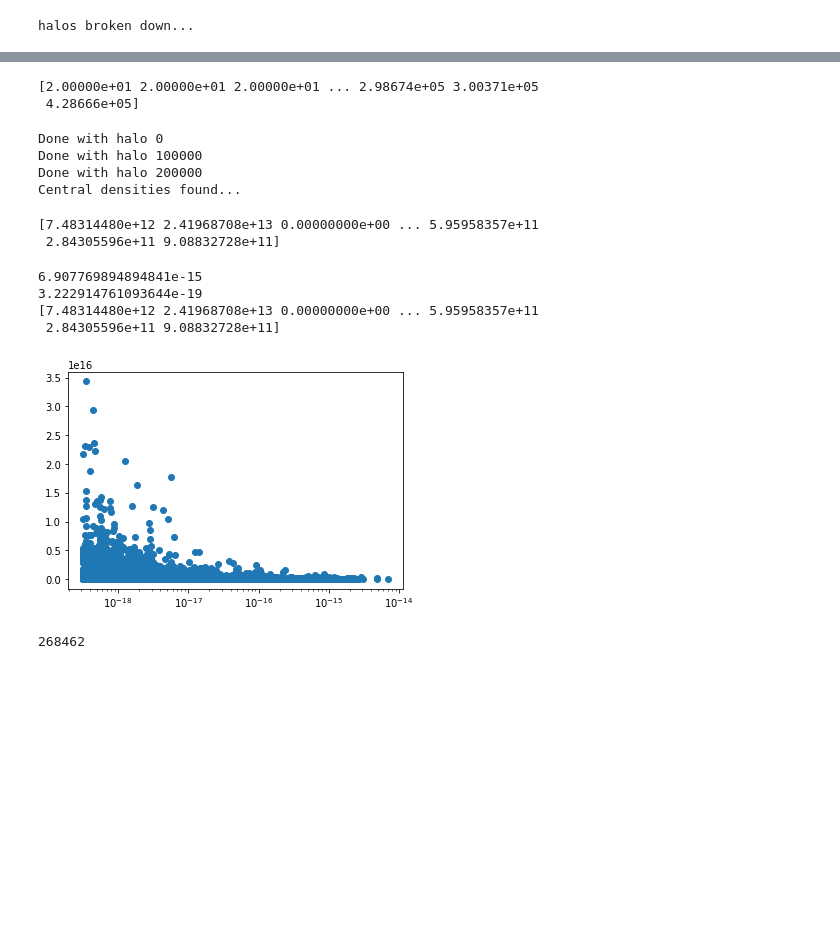
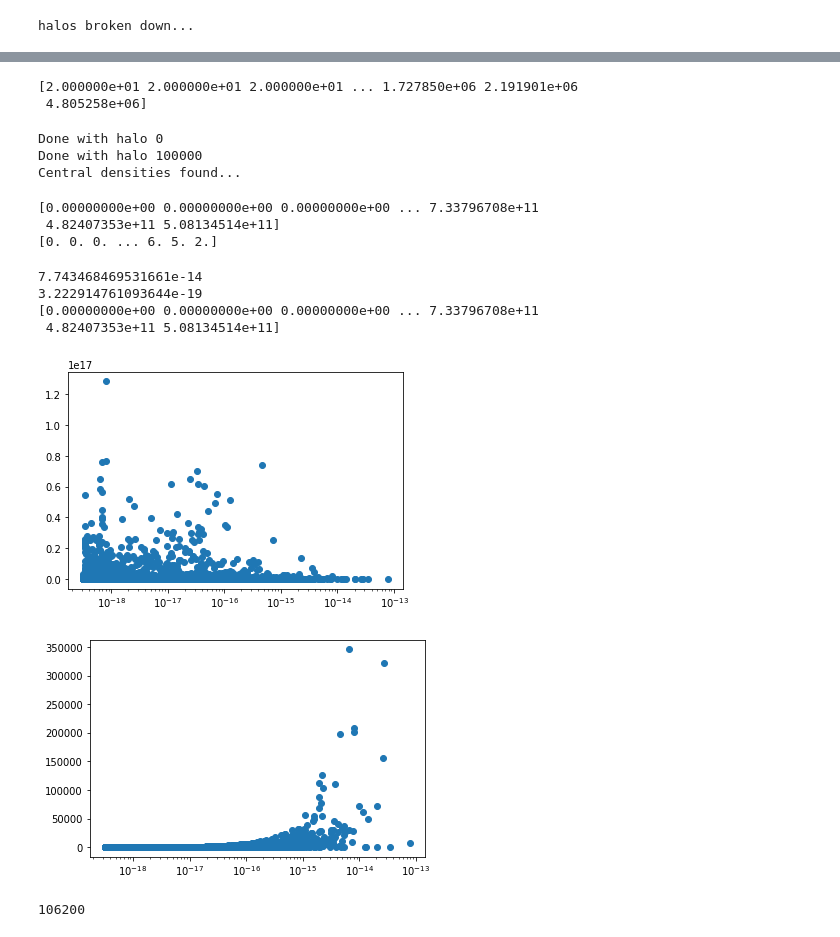
Before and after one commit to wentmich/axion_sims, a Jupyter notebook: Halo-Analysis/hmf_central_density.ipynb, the cells around one changed output, grey strips where cells are left out. Drawn from its saved outputs; the diff is of its cells as text; code cells hidden in the pictures; blank space fills up the shorter version.

Commit message:
Analysis of the central density and central count distributions for individual mass histogram bins

```diff
--- a/Halo-Analysis/hmf_central_density.ipynb
+++ b/Halo-Analysis/hmf_central_density.ipynb
@@ -109,11 +109,11 @@ def get_density_profile(particle_data, ascii_data, halo_breaks, halo_id, N):
     std_density = np.sqrt(radial_counts) * MassPerPart / (4 * np.pi * radial_fractions**3 / 3)
     normalized_counts = radial_counts / len(displacements)
 
-    return radial_fractions, densities, radius, std_density;
+    return radial_fractions, densities, radial_counts, radius, std_density;
 # %%
 # Load in the data for file number "time" and load in the first "N" files corresponding to that redshift
 PATH = '/scratch/bsafdi_root/bsafdi/wentmich/halos/'
-time, N = 28, 16
+time, N = 45, 8
 particle_data, ascii_data = load_data(PATH, time, N)
 # %% [output]
 Loading File 0
@@ -195,20 +187,22 @@ Halos histogrammed...
 sorted_halo_counts = sorted(list(halo_counts))
 print(np.array(sorted_halo_counts))
 # %% [output]
-[2.00000e+01 2.00000e+01 2.00000e+01 ... 2.98674e+05 3.00371e+05
- 4.28666e+05]
+[2.000000e+01 2.000000e+01 2.000000e+01 ... 1.727850e+06 2.191901e+06
+ 4.805258e+06]
 # %%
 # This is the new stuff. The idea is to calculate the density profile for each of the halos that have so far
 # been loaded in.
-masses_and_central_densities = np.zeros([2, Nhalos])
+masses_central_densities_central_counts = np.zeros([3, Nhalos])
 zeros = 0
 for i in range(np.shape(ascii_data)[0]):
     if ascii_data[i, 1] >= Nmin:
         halo_mass = ascii_data[i, 1] * PMass
         results = get_density_profile(particle_data, ascii_data, halo_breaks, i, 10)
         densities = results[1]
-        masses_and_central_densities[0, i - zeros] = halo_mass
-        masses_and_central_densities[1, i - zeros] = densities[0]
+        radial_counts = results[2]
+        masses_central_densities_central_counts[0, i - zeros] = halo_mass
+        masses_central_densities_central_counts[1, i - zeros] = densities[0]
+        masses_central_densities_central_counts[2, i - zeros] = radial_counts[0]
     else:
         zeros += 1
     if i%100000 == 0:
@@ -217,29 +211,35 @@ print('Central densities found...')
 # %% [output]
 Done with halo 0
 Done with halo 100000
-Done with halo 200000
 Central densities found...
-# %%
-print(masses_and_central_densities[1, :])
-# %% [output]
-[7.48314480e+12 2.41968708e+13 0.00000000e+00 ... 5.95958357e+11
- 2.84305596e+11 9.08832728e+11]
+# %%
+print(masses_central_densities_central_counts[1, :])
+print(masses_central_densities_central_counts[2, :])
+# %% [output]
+[0.00000000e+00 0.00000000e+00 0.00000000e+00 ... 7.33796708e+11
+ 4.82407353e+11 5.08134514e+11]
+[0. 0. 0. ... 6. 5. 2.]
 # %%
-print(np.max(masses_and_central_densities[0, :]))
-print(np.min(masses_and_central_densities[0, :]))
-print(masses_and_central_densities[1, :])
-plt.plot(masses_and_central_densities[0, :], masses_and_central_densities[1, :], 'o')
+print(np.max(masses_central_densities_central_counts[0, :]))
+print(np.min(masses_central_densities_central_counts[0, :]))
+print(masses_central_densities_central_counts[1, :])
+plt.plot(masses_central_densities_central_counts[0, :], masses_central_densities_central_counts[1, :], 'o')
+plt.xscale('log')
+plt.show()
+
+plt.plot(masses_central_densities_central_counts[0, :], masses_central_densities_central_counts[2, :], 'o')
 plt.xscale('log')
 plt.show()
 
 print(np.shape(masses_and_central_densities)[1])
 # %% [output]
-6.907769894894841e-15
+7.743468469531661e-14
 3.222914761093644e-19
-[7.48314480e+12 2.41968708e+13 0.00000000e+00 ... 5.95958357e+11
- 2.84305596e+11 9.08832728e+11]
+[0.00000000e+00 0.00000000e+00 0.00000000e+00 ... 7.33796708e+11
+ 4.82407353e+11 5.08134514e+11]
-[figure, old version]
+[figure, new version]
+[figure, added]
-268462
+106200
 # %%
 # we need to make to histogram the masses and then separate the central densities in terms of this mass histogram
 average_central_densities = np.empty(Nbins - 1)
```
Also changed, not shown: parts of 7 cells of this notebook.
